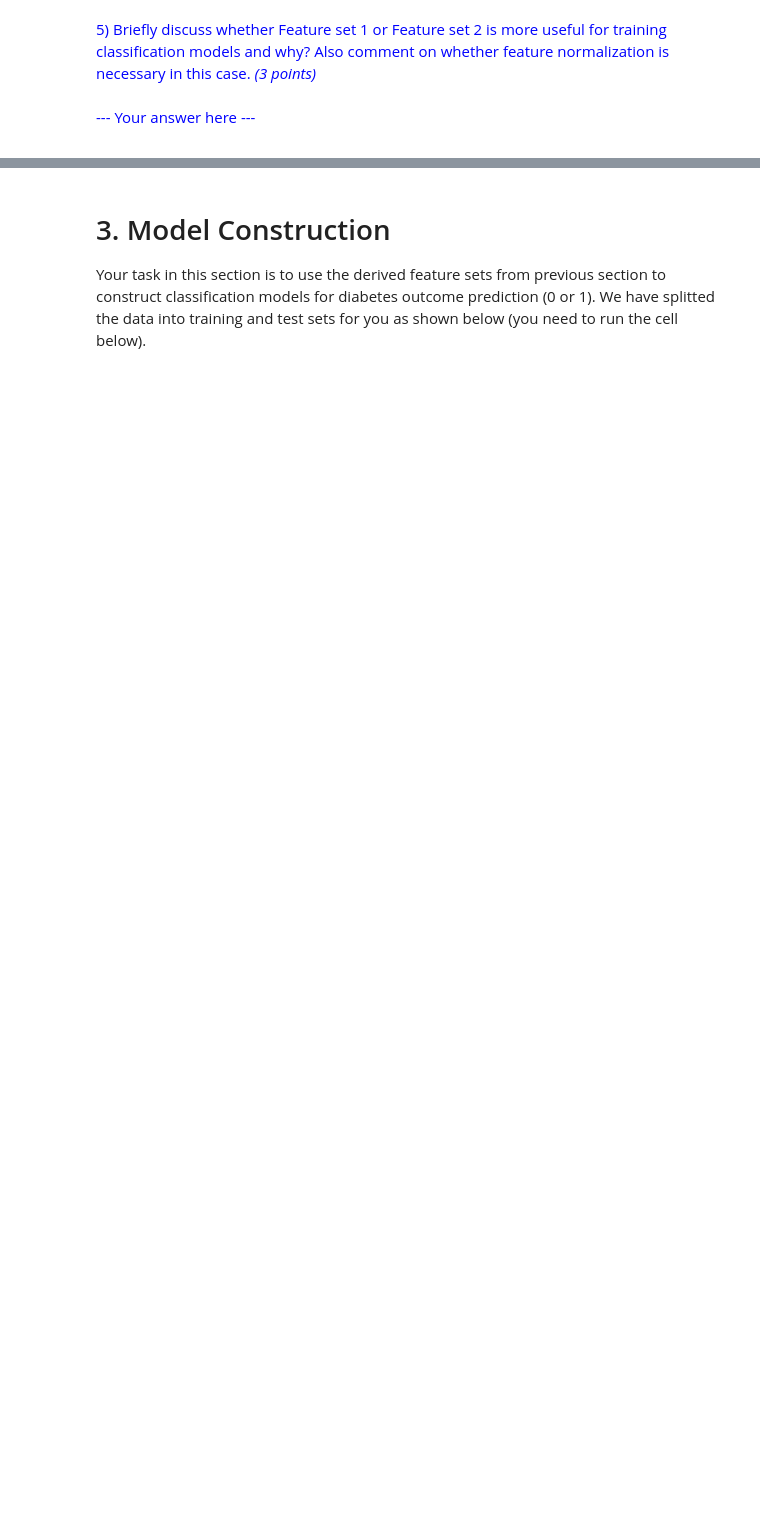
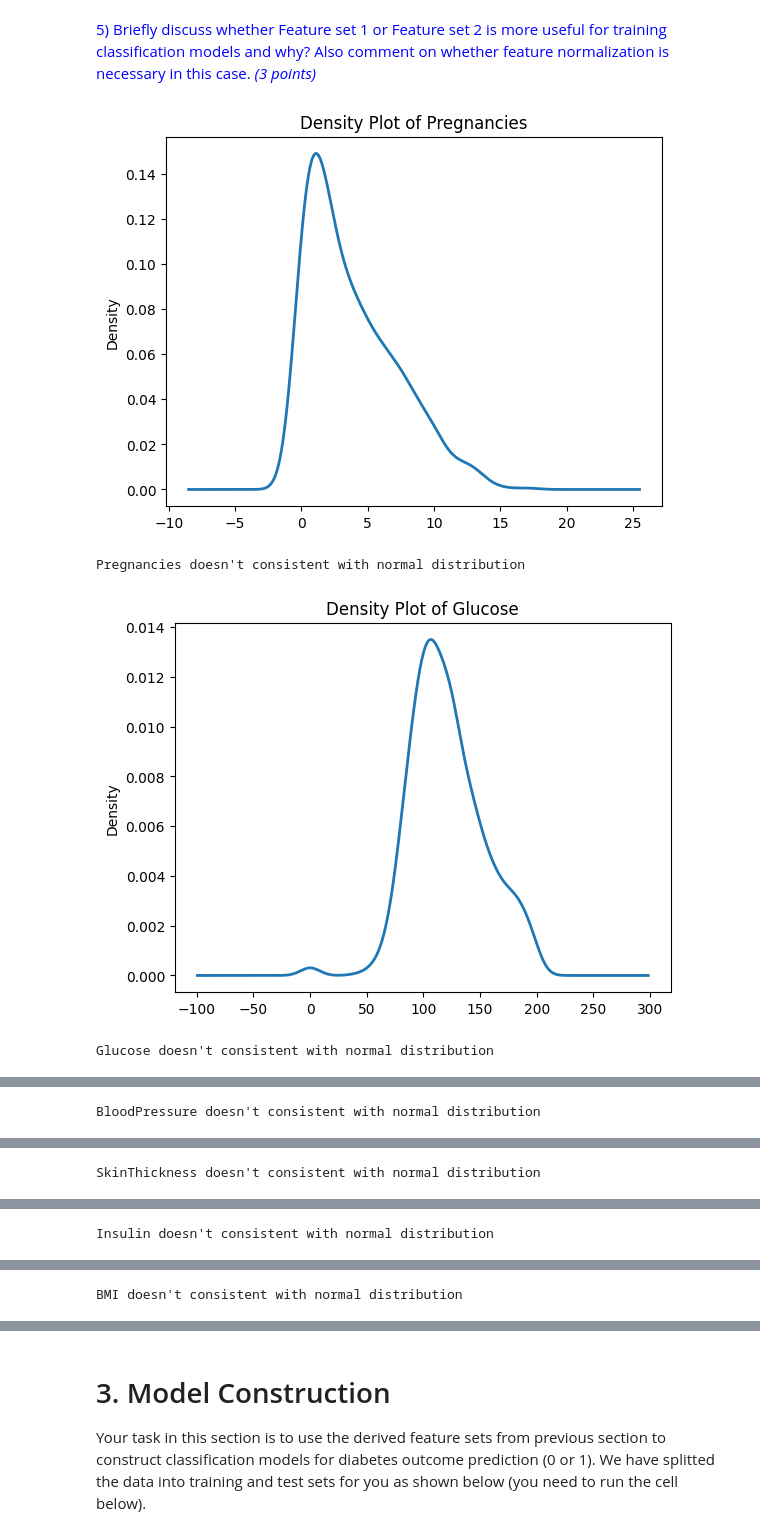
Before and after one commit to codingman-aiwass/data_mining, a Jupyter notebook: Assignment.ipynb, the cells around one changed output, grey strips where cells are left out. Saved outputs shown, nothing was run; the diff lists cells and outputs as text; code cells hidden in the pictures; blank space fills up the shorter version.

```diff
--- a/Assignment.ipynb
+++ b/Assignment.ipynb
@@ -171,6 +173,7 @@ dtype: int64
 # %%
 # we can see that the outliers are 0. Replace 0 with average value and transform again. And then there is no NaN.
 blood_pressure_list = pd.cut(pima_filled['BloodPressure'].replace(0,pima_filled['BloodPressure'].median()),[20,59.99,90.99,200],labels=[0,1,2])
+pima_filled['BloodPressure'].replace(0,pima_filled['BloodPressure'].median(),inplace=True)
 blood_pressure_list.isnull().sum()
 # %% [output]
 0
@@ -229,6 +253,49 @@ The use of one-hot encoding can be omitted. The reasons are as follows:
 # %% [markdown]
 <span style="color:blue">5) Briefly discuss whether Feature set 1 or Feature set 2 is more useful for training classification models and why? Also comment on whether feature normalization is necessary in this case. *(3 points)*</span>
-# %% [markdown]
-<span style="color:blue">--- Your answer here ---</span>
-
-<span style="color:black"> </span>
+# %%
+# Detection of normal distribution
+for col in pima_filled.drop('Outcome',axis=1).columns:
+    data = pima_filled[col]
+
+    # draw density map
+    plt.figure()
+    data.plot(kind='density', linewidth=2)
+    plt.title(f'Density Plot of {col}')
+    plt.show()
+
+    # normality test
+    p_value = stats.normaltest(data)[1]
+    alpha = 0.05
+    if p_value < alpha:
+        print(f"{col} doesn't consistent with normal distribution")
+    else:
+        print(f"{col} consistents with normal distribution")
+
+# Detection of outliers
+for col in pima_filled.drop('Outcome',axis=1).columns:
+    data = pima_filled[col]
+
+    # Plotting a box-and-line diagram
+    plt.figure()
+    plt.boxplot(data)
+    plt.title(f'Boxplot of {col}')
+    plt.show()
+
+    # calculate outliers
+    Q1 = data.quantile(0.25)
+    Q3 = data.quantile(0.75)
+    IQR = Q3 - Q1
+    lower_bound = Q1 - 1.5 * IQR
+    upper_bound = Q3 + 1.5 * IQR
+
+    outliers = data[(data < lower_bound) | (data > upper_bound)]
+    if outliers.empty:
+        print(f"{col} contains outliers")
+    else:
+        print(f"{col} doesn't contain outliers")
+        print(outliers)
+# %% [output]
+[figure, added]
+Pregnancies doesn't consistent with normal distribution
+[figure, added]
+Glucose doesn't consistent with normal distribution
@@ -234,0 +303 @@ The use of one-hot encoding can be omitted. The reasons are as follows:
+BloodPressure doesn't consistent with normal distribution
@@ -234,0 +305 @@ The use of one-hot encoding can be omitted. The reasons are as follows:
+SkinThickness doesn't consistent with normal distribution
@@ -234,0 +307 @@ The use of one-hot encoding can be omitted. The reasons are as follows:
+Insulin doesn't consistent with normal distribution
@@ -234,0 +309 @@ The use of one-hot encoding can be omitted. The reasons are as follows:
+BMI doesn't consistent with normal distribution
```
Also changed, not shown: parts of 10 cells of this notebook.
